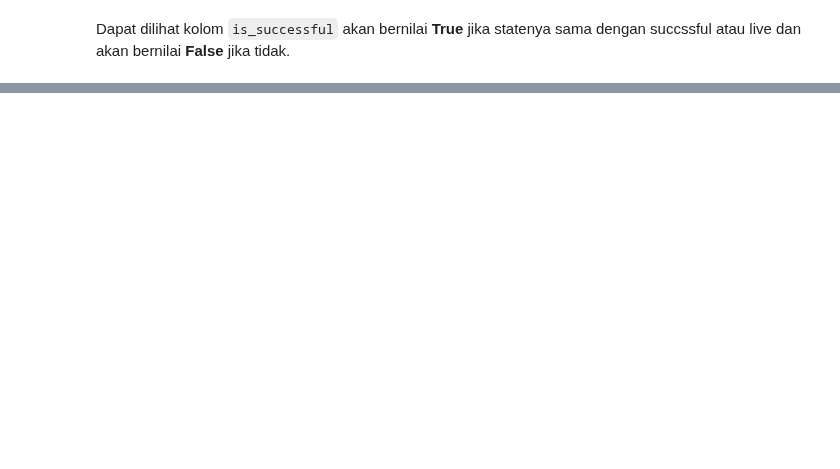
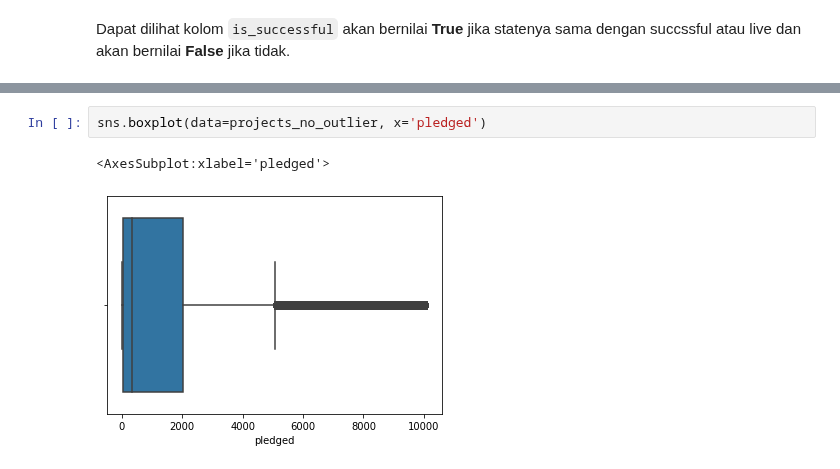
Before and after one commit to Penzragon/h8dsft_P0W3, a Jupyter notebook: script.ipynb, the cells around one changed output, grey strips where cells are left out. Saved outputs shown, nothing was run; the diff lists cells and outputs as text; blank space fills up the shorter version.

```diff
--- a/script.ipynb
+++ b/script.ipynb
@@ -284,0 +311,5 @@ Dapat dilihat kolom `is_successful` akan bernilai **True** jika statenya sama de
+# %%
+sns.boxplot(data=projects_no_outlier, x='pledged')
+# %% [output]
+<AxesSubplot:xlabel='pledged'>
+[figure, added]
```
Also changed, not shown: parts of 13 cells of this notebook.
